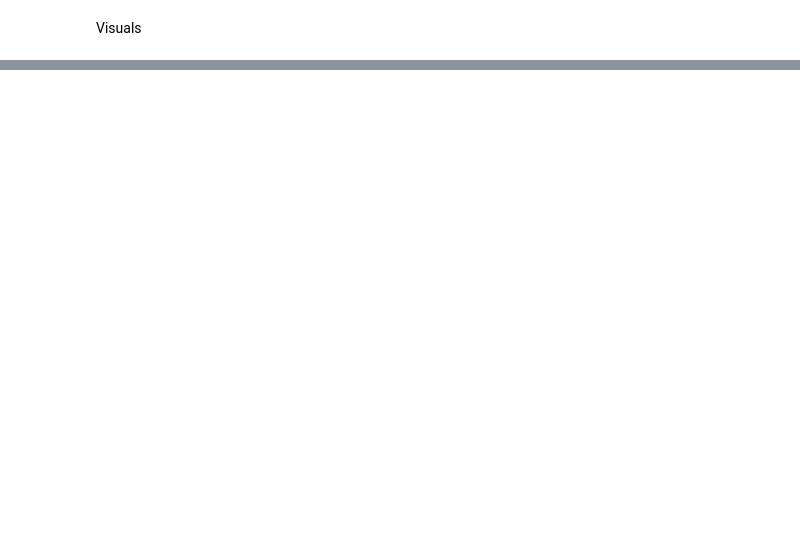
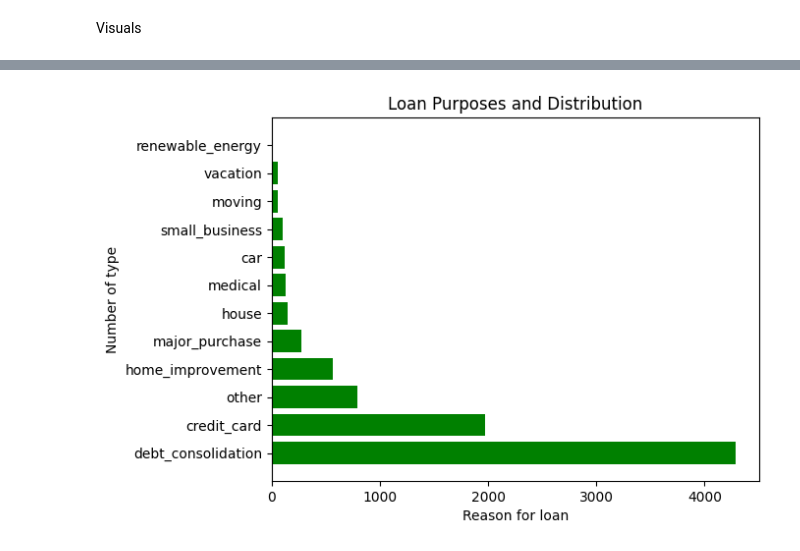
Before and after one commit to Royst97/DSRP_Roy, a Jupyter notebook: DSRP_2026_Royston.ipynb, the cells around one changed output, grey strips where cells are left out. Saved outputs shown, nothing was run; the diff lists cells and outputs as text; code cells hidden in the pictures; blank space fills up the shorter version.

```diff
--- a/DSRP_2026_Royston.ipynb
+++ b/DSRP_2026_Royston.ipynb
@@ -127,0 +120,13 @@ plt.show()
+# %%
+x = solo_income_df["loan_purpose"].value_counts().index
+y = solo_income_df["loan_purpose"].value_counts().values
+
+
+plt.barh(x, y, color="green")
+plt.title("Loan Purposes and Distribution")
+plt.xlabel("Reason for loan")
+plt.ylabel("Number of type")
+
+plt.show()
+# %% [output]
+[figure, added]
```
Also changed, not shown: parts of 4 cells of this notebook.
